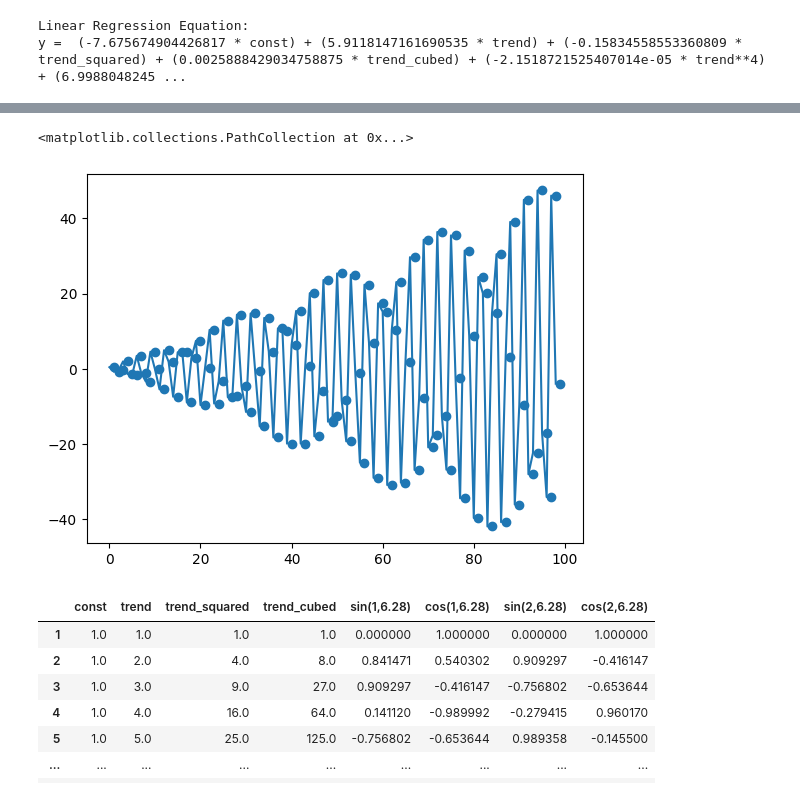
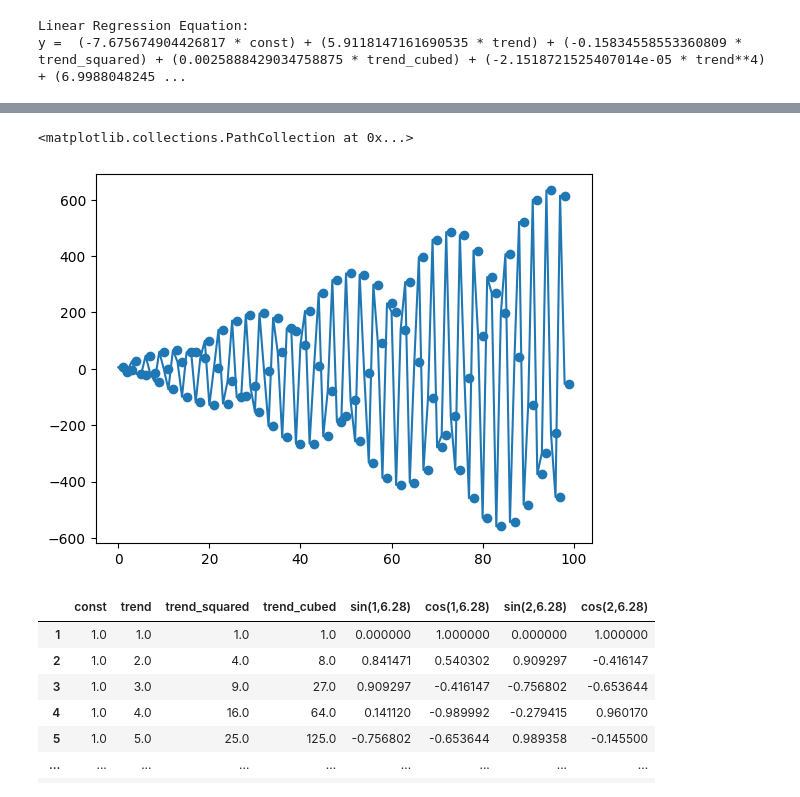
Before and after one commit to CaioMaxximus/Exploring-Different-Curves-with-Linear-Regression, a Jupyter notebook: creating-diferent-curves-with-linear-regression.ipynb, the cells around one changed output, grey strips where cells are left out. Cells and saved outputs as stored; diff of their text form; code cells hidden in the pictures.

Commit message:
Kaggle Notebook | Recreating different kinds of curves with LR | Version 7

```diff
--- a/creating-diferent-curves-with-linear-regression.ipynb
+++ b/creating-diferent-curves-with-linear-regression.ipynb
@@ -279,12 +288,9 @@ y =  (-7.675674904426817 * const) + (5.9118147161690535 * trend) + (-0.158345585
 # %%
-sin_cos_data_move = ( train_data  * np.sin(train_data) * (np.cos(train_data)))
-# plt.plot(np.sin(train_data),linestyle = "--")
-# plt.plot(np.cos(train_data),linestyle = "--")
-
+sin_cos_data_move = ( 13.35 * train_data  * np.sin(train_data) * np.cos(train_data))
 plt.plot(sin_cos_data_move)
 plt.scatter(train_data ,sin_cos_data_move)
 # %% [output]
 <matplotlib.collections.PathCollection at 0x...>
-[figure, old version]
+[figure, new version]
 # %%
 det_proc = DeterministicProcess( np.arange(1,100), constant=True, period=(np.pi * 2) , fourier=2,order = 3)
```
Also changed, not shown: parts of 33 cells of this notebook.
